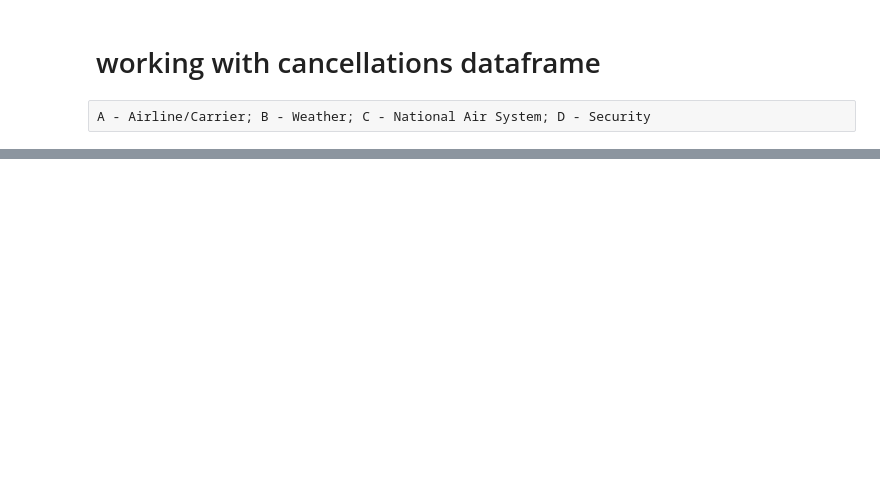
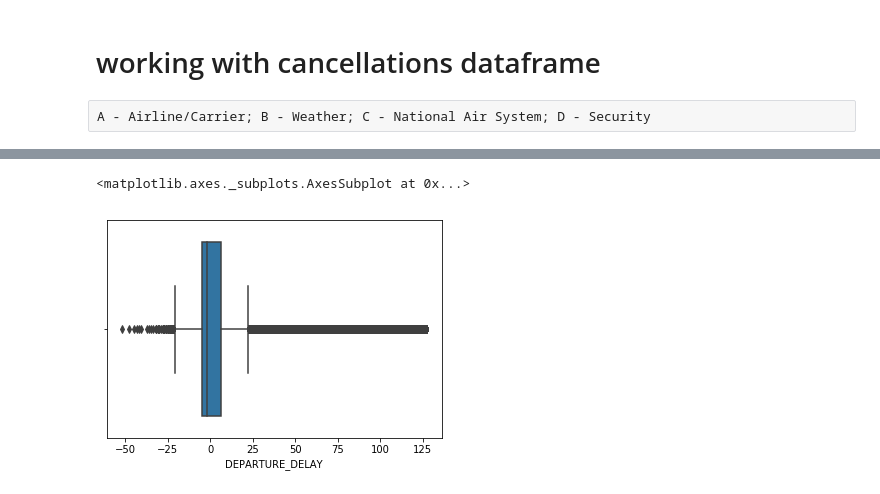
Before and after one commit to regina9/flights, a Jupyter notebook: Capstone Project.ipynb, the cells around one changed output, grey strips where cells are left out. Drawn from its saved outputs; the diff is of its cells as text; code cells hidden in the pictures; blank space fills up the shorter version.

```diff
--- a/Capstone Project.ipynb
+++ b/Capstone Project.ipynb
@@ -315,0 +550,5 @@ cancels.head(15)
+# %%
+from scipy.stats import iqr
+p_75 = np.percentile(data["DEPARTURE_DELAY"], 75)
+upper_bound = p_75 + 10 * iqr(data["DEPARTURE_DELAY"])
+data = data[data["DEPARTURE_DELAY"]<=upper_bound]
@@ -315,0 +559,5 @@ cancels.head(15)
+# %%
+sns.boxplot(data["DEPARTURE_DELAY"])
+# %% [output]
+<matplotlib.axes._subplots.AxesSubplot at 0x...>
+[figure, added]
```
Also changed, not shown: parts of 124 cells of this notebook.
